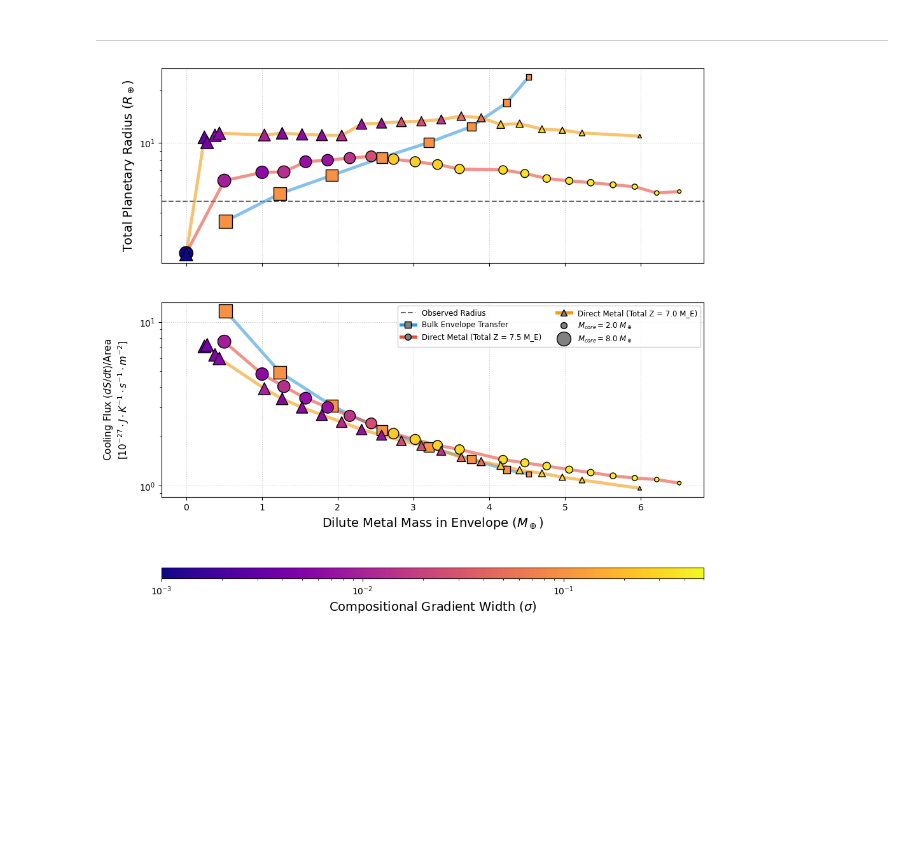
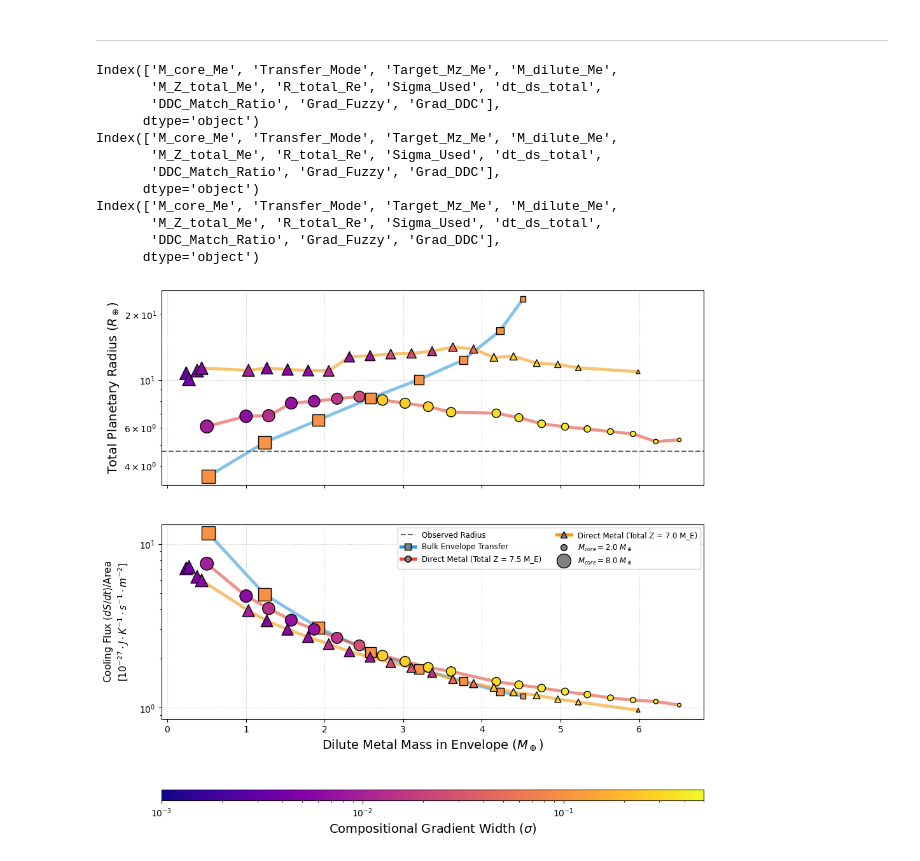
Before and after one commit to ChristianSWilkinson/fuzzycore, a Jupyter notebook: notebooks/planet_stats.ipynb, the cells around one changed output. Saved outputs shown, nothing was run; the diff lists cells and outputs as text; code cells hidden in the pictures; blank space fills up the shorter version.

```diff
--- a/notebooks/planet_stats.ipynb
+++ b/notebooks/planet_stats.ipynb
@@ -361,7 +361,7 @@ if not os.path.exists(RESULTS_FILE):
     print(f"[!] Could not find results file at {RESULTS_FILE}")
 else:
     df_plot = pd.read_csv(RESULTS_FILE)
-    df_plot = df_plot[df_plot['R_total_Re'] < 25.0]
+    df_plot = df_plot[(df_plot['R_total_Re'] < 25.0) & (df_plot['R_total_Re'] > 3.0)]
 
     # Equal panel heights [1, 1]
     fig, (ax1, ax2) = plt.subplots(2, 1, figsize=(11, 12), sharex=True,
@@ -430,34 +430,46 @@ else:
     ax1.set_yscale('log')
 
     ax2.set_xlabel(r"Dilute Metal Mass in Envelope ($M_\oplus$)", fontsize=14)
     ax2.set_ylabel("Cooling Flux $(dS/dt)/\mathrm{Area}$\n" +
                    r"[$10^{-27} \cdot J \cdot K^{-1} \cdot s^{-1} \cdot m^{-2}$]",
                    fontsize=11, labelpad=10)
     ax2.grid(True, linestyle=':', alpha=0.7)
     ax2.set_yscale('log')
 
     # Size legend (Core Mass interpretation)
     size_legend = [
         Line2D([0], [0], marker='o', color='w', label=r'$M_{core}=2.0 \ M_\oplus$',
                markerfacecolor='gray', markersize=np.sqrt(50), markeredgecolor='black'),
         Line2D([0], [0], marker='o', color='w', label=r'$M_{core}=8.0 \ M_\oplus$',
                markerfacecolor='gray', markersize=np.sqrt(250), markeredgecolor='black')
     ]
 
     # Legend at the bottom
     ax2.legend(handles=track_legend_handles + size_legend, fontsize=8.5,
                loc='upper right', framealpha=0.9, ncol=2)
 
     # Colorbar
     if sc1 is not None:
         cbar = fig.colorbar(sc1, ax=[ax1, ax2], orientation='horizontal', pad=0.12, aspect=50)
         cbar.set_label(r"Compositional Gradient Width ($\sigma$)", fontsize=14)
 
     os.makedirs(os.path.dirname(OUTPUT_PLOT), exist_ok=True)
     plt.savefig(OUTPUT_PLOT, format='pdf', bbox_inches='tight')
     plt.show()
 # %% [output]
+Index(['M_core_Me', 'Transfer_Mode', 'Target_Mz_Me', 'M_dilute_Me',
+       'M_Z_total_Me', 'R_total_Re', 'Sigma_Used', 'dt_ds_total',
+       'DDC_Match_Ratio', 'Grad_Fuzzy', 'Grad_DDC'],
+      dtype='object')
+Index(['M_core_Me', 'Transfer_Mode', 'Target_Mz_Me', 'M_dilute_Me',
+       'M_Z_total_Me', 'R_total_Re', 'Sigma_Used', 'dt_ds_total',
+       'DDC_Match_Ratio', 'Grad_Fuzzy', 'Grad_DDC'],
+      dtype='object')
+Index(['M_core_Me', 'Transfer_Mode', 'Target_Mz_Me', 'M_dilute_Me',
+       'M_Z_total_Me', 'R_total_Re', 'Sigma_Used', 'dt_ds_total',
+       'DDC_Match_Ratio', 'Grad_Fuzzy', 'Grad_DDC'],
+      dtype='object')
-[figure, old version]
+[figure, new version]
 # %%
 import pandas as pd
 import matplotlib.pyplot as plt
```
Also changed, not shown: parts of 3 cells of this notebook, 18 other files.
